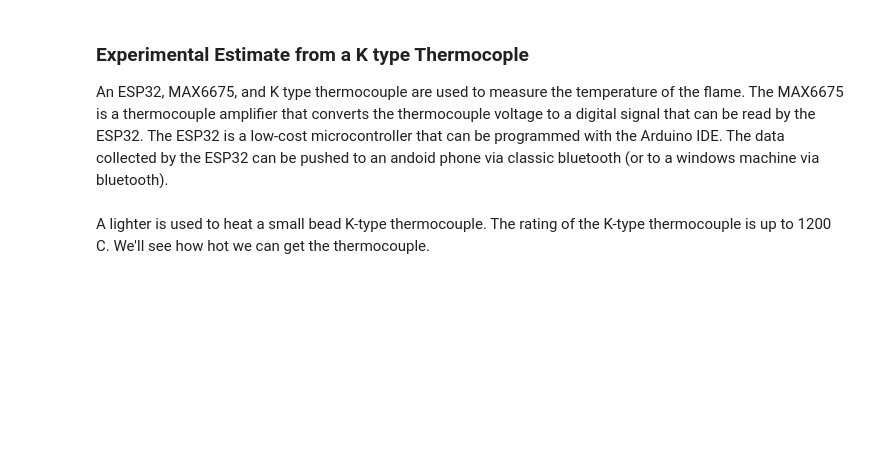
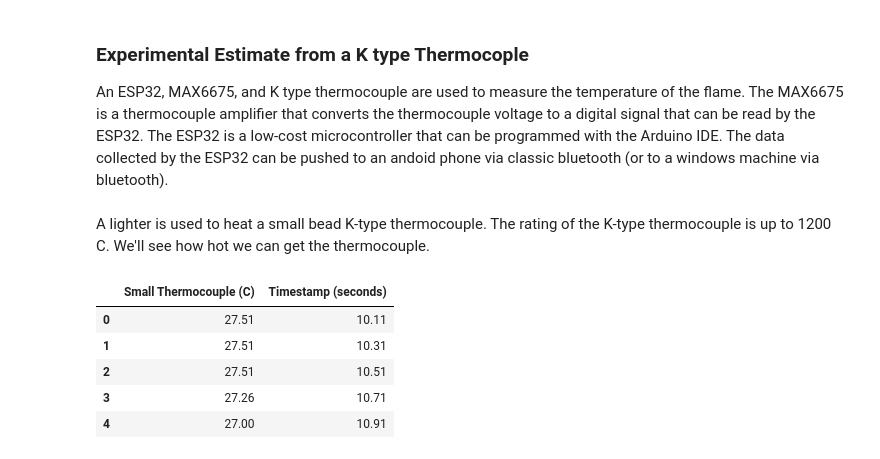
Before and after one commit to clint-bg/comptools, a Jupyter notebook: _build/jupyter_execute/lectures/01-Motive.ipynb, the cells around one changed output. Cells and saved outputs as stored; diff of their text form; code cells hidden in the pictures; blank space fills up the shorter version.

```diff
--- a/_build/jupyter_execute/lectures/01-Motive.ipynb
+++ b/_build/jupyter_execute/lectures/01-Motive.ipynb
@@ -222,2 +223,11 @@ import pandas as pd #pandas is a data analysis library
 # %% [markdown]
 A lighter is used to heat a small bead K-type thermocouple. The rating of the K-type thermocouple is up to 1200 C. We'll see how hot we can get the thermocouple.
+# %%
+data.head()
+# %% [output]
+|  | Small Thermocouple (C) | Timestamp (seconds) |
+| 0 | 27.51 | 10.11 |
+| 1 | 27.51 | 10.31 |
+| 2 | 27.51 | 10.51 |
+| 3 | 27.26 | 10.71 |
+| 4 | 27.00 | 10.91 |
```
Also changed, not shown: parts of 7 cells of this notebook, 20 other files.
